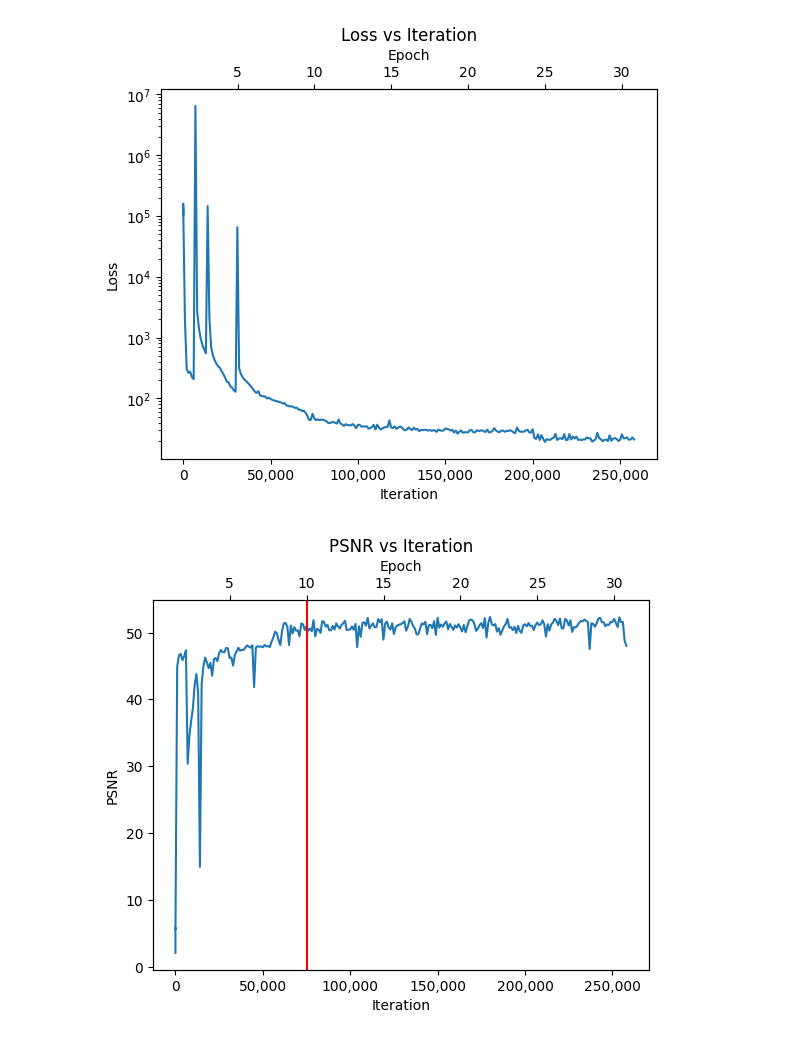
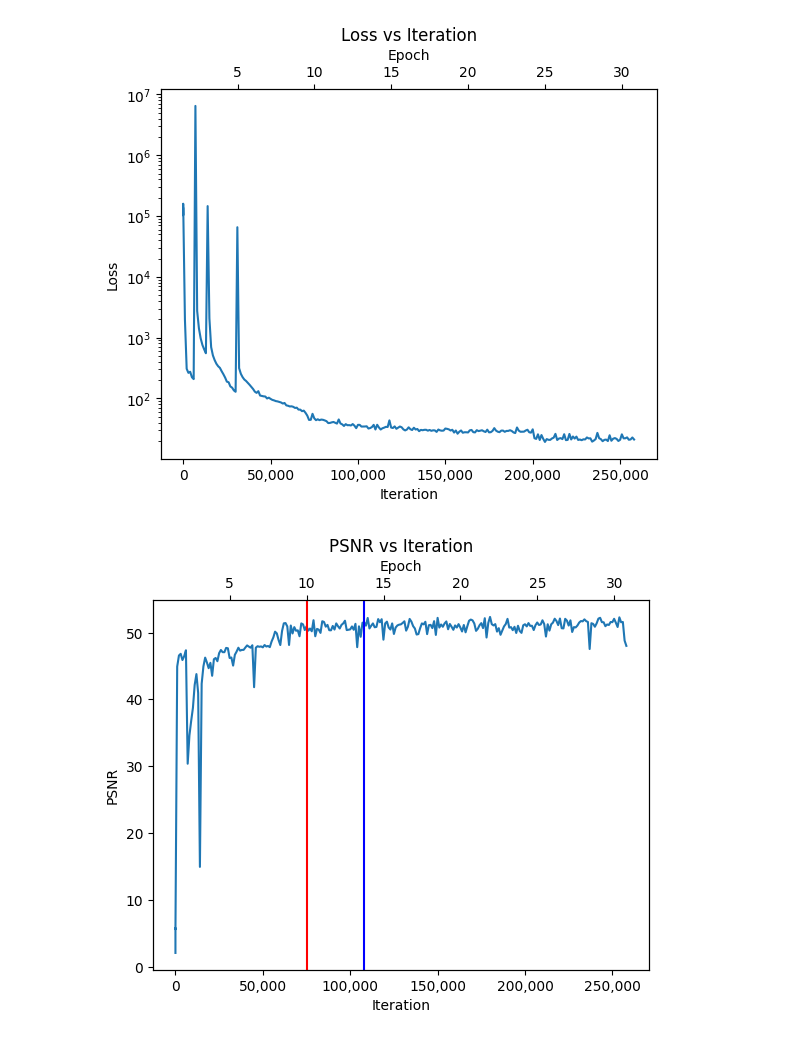
Before and after one commit to pramohan/polish-pub-cs101, a Jupyter notebook: colab.ipynb, the cells around one changed output. Drawn from its saved outputs; the diff is of its cells as text; code cells hidden in the pictures.

```diff
--- a/colab.ipynb
+++ b/colab.ipynb
@@ -301,24 +301,26 @@ plt.show()
 # %%
 # plot iteration vs psnr of the data
 from matplotlib import pyplot as plt
 
 plt.plot([row[0] for row in data], [row[2] for row in data])
 # label axes
 plt.xlabel('Iteration')
 plt.ylabel('PSNR')
 # set title
 plt.title('PSNR vs Iteration')
 # put commas in the x axis
 plt.gca().get_xaxis().set_major_formatter(plt.FuncFormatter(lambda x, loc: "{:,}".format(int(x))))
 # set another x axis
 ax2 = plt.twiny()
 # set the x axis to be the first one divided by 8000 but with the same ticks
 ax2.set_xticks([row[0]/8000 for row in data if row[0]%8000==0 and (row[0] // 8000) % 5 == 0])
-ax2.set_xlim(0, (data[-1][0] / 8000))
+ax2.set_xlim(1./8000, (data[-1][0] / 8000))
 # set the x axis label
 ax2.set_xlabel('Epoch')
 # put a red vertical line at 10th epoch
 plt.axvline(x=10, color='r')
+# put a blue vertical line at iteration 110000
+plt.axvline(x=110000./8000, color='b')
 plt.show()
 # %% [output]
-[figure, old version]
+[figure, new version]
```
Also changed, not shown: 1 other file.
